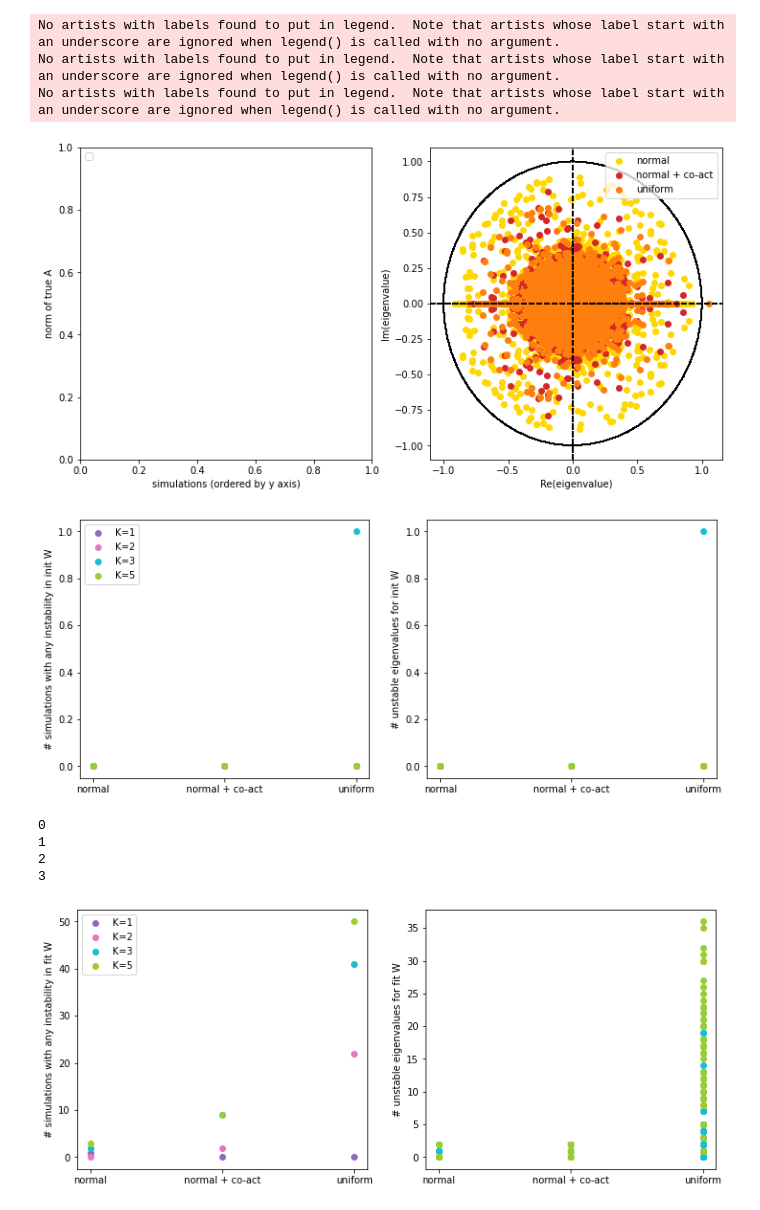
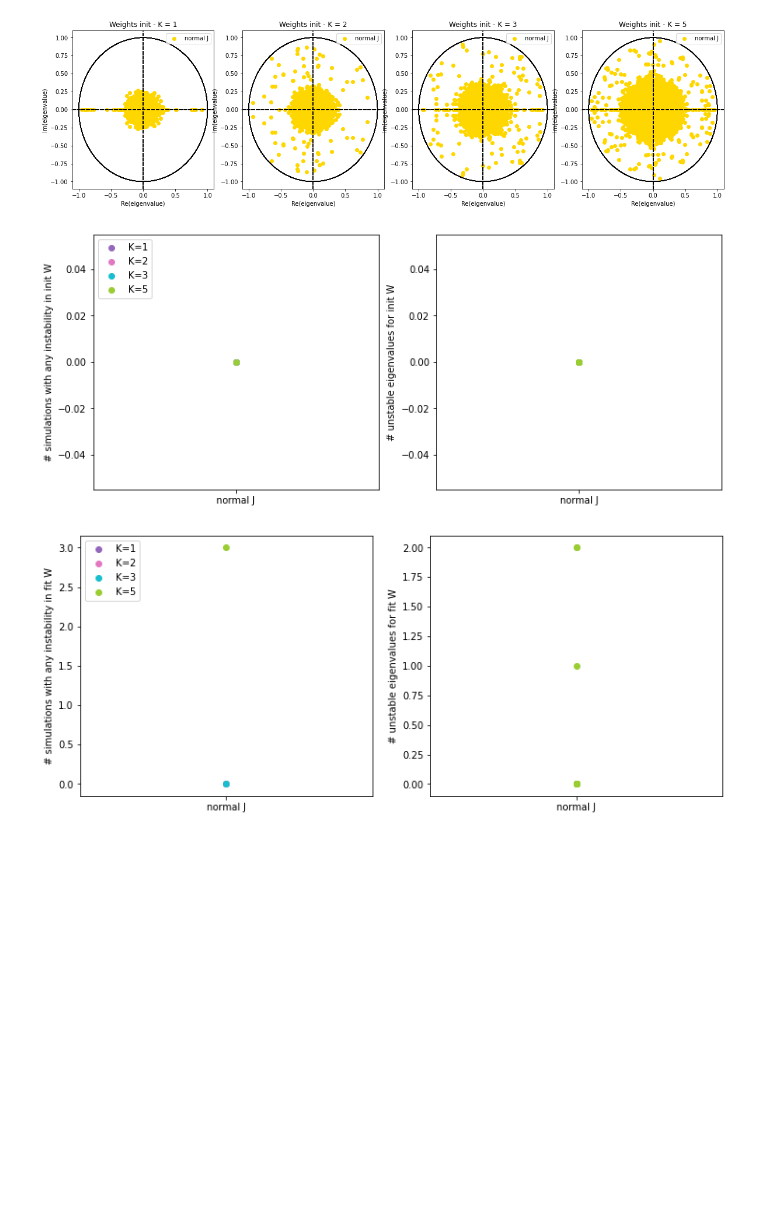
Before and after one commit to lenca56/EI-subspace-RNN, a Jupyter notebook: Analysis_Cluster_fixed_N.ipynb, the cells around one changed output. Drawn from its saved outputs; the diff is of its cells as text; code cells hidden in the pictures; blank space fills up the shorter version.

```diff
--- a/Analysis_Cluster_fixed_N.ipynb
+++ b/Analysis_Cluster_fixed_N.ipynb
@@ -42,10 +41,13 @@ zeta_alpha_beta_gamma_list = [(10**i,1,1,10**(i-2.5)) for i in list(np.arange(-1
 # # axes.set_ylim(0,100)
 # axes.legend()
 # %%
-K_values = [1,2,3,5,15,25]
+K_values = [1,2,3,5]#,15,25]
+K_vals = [1,2,3,5]
 color_dict = {1:'tab:purple',2:'tab:pink',3:'tab:cyan',5:'yellowgreen', 15:'olive', 25:'tab:brown'}
 color_dict_j = {0:'gold',1:'tab:red',2:'tab:orange'}
 j_values = [0,1,2]
-J_possibility_title = np.array(['normal', 'normal + co-act', 'uniform'])
+j_vals = [0]
+J_possibility_title = np.array(['normal J', 'normal + co-act', 'uniform J'])
 num_simulations=50
+max_iter=50
 # %%
@@ -89,7 +74,6 @@ def plot_true_A_norm_eig(axes, num_simulations, K_vals=[1]):
         axes[0].set_xlabel('simulations (ordered by y axis)')
     axes[0].legend(loc='upper left')
 
-K_vals = K_values.copy()
 plot_true_A_norm_eig(axes, num_simulations, K_vals=K_vals)
 # plt.savefig(f'figures/N={N}_K_values={K_vals}_figure=0_plot_true_A_norm_eig', bbox_inches='tight', dpi=300)
 # %% [output]
@@ -115,7 +99,6 @@ def plot_true_A_non_normality(axes, num_simulations, K_vals=[1]):
         axes[0].legend(loc='upper left')
         axes[1].legend(loc='upper left')
 
-K_vals = K_values.copy()
 plot_true_A_non_normality(axes, num_simulations, K_vals=K_vals)
 # plt.savefig(f'figures/N={N}_K_values={K_vals}_figure=0_plot_true_A_non_normality', bbox_inches='tight', dpi=300)
 # %% [output]
@@ -179,8 +161,12 @@ def plot_dynamics_initialization_error(axes, num_simulations, K_vals, j_values=[
                 initA = build_dynamics_matrix_A(initW[k,j, simulation], J[k,j, simulation])
                 axes[k,0].scatter(j, mse(initA, trueA[k,j, simulation]), color=color)
 
+                eigInit = np.linalg.eigvals(initA)
+                eigTrue = np.linalg.eigvals(trueA[k,j,simulation])
+                eigDiff = np.abs(eigInit - eigTrue).sum()
+
                 # got to order eigenvalues to best match each other and do a different metric
-                axes[k,1].scatter(j, mse(np.linalg.eigvals(initA).reshape(1,initA.shape[0]), np.linalg.eigvals(trueA[k,j,simulation]).reshape(1,initA.shape[0])), color=color)
+                axes[k,1].scatter(j, eigDiff, color=color)
 
                 axes[k,0].set_xticks(j_values, J_possibility_title[j_values])
                 axes[k,1].set_xticks(j_values, J_possibility_title[j_values])
@@ -189,10 +175,7 @@ def plot_dynamics_initialization_error(axes, num_simulations, K_vals, j_values=[
             axes[k,1].set_ylabel('mse for init A eigenvalues')
             axes[k,0].set_title(f'K={K_vals[k]} - entry wise error to true A')
             axes[k,1].set_title(f'K={K_vals[k]} - eigenvalue error to true A')
-
-K_vals = [1,2,3,5]
-j_vals = [0,1]
 fig, axes = plt.subplots(len(K_vals), 2, figsize=(12, 5 * len(K_vals)))
-plot_dynamics_initialization_error(axes, num_simulations, K_vals=K_vals, j_values=j_values)
+plot_dynamics_initialization_error(axes, num_simulations, K_vals=K_vals, j_values=j_vals)
 # plt.savefig(f'figures/N={N}_K={K}_figure=2_plot_dynamics_initialization_error', bbox_inches='tight', dpi=300)
 # %% [output]
@@ -200,32 +223,26 @@ plot_dynamics_initialization_error(axes, num_simulations, K_vals=K_vals, j_value
 # %%
-fig, axes = plt.subplots(1, 2, figsize=(12,6))
 def plot_W_eig(axes, num_simulations, K_vals=[1], j_values=[0]):
     initW = load_data(N, K_values=K_vals, j_values=j_values, num_simulations=num_simulations, parameter='initW')
     for j in range(len(j_values)):
         for k in range(len(K_vals)):
             norm_W = np.zeros((num_simulations))
             for simulation in range(num_simulations):
                 norm_W = np.linalg.norm(initW[k,j,simulation])
                 eigval = np.linalg.eigvals(initW[k,j,simulation])
-                if simulation == 0 and k == 0:
-                    plot_eigenvalues(axes[1], eigval,  color=color_dict_j.get(j_values[j]), label=J_possibility_title[j_values[j]])
+                if simulation == 0:
+                    plot_eigenvalues(axes[k], eigval,  color=color_dict_j.get(j_values[j]), label=J_possibility_title[j_values[j]])
                 else:
-                    plot_eigenvalues(axes[1], eigval,  color=color_dict_j.get(j_values[j]))
+                    plot_eigenvalues(axes[k], eigval,  color=color_dict_j.get(j_values[j]))
             idx = np.argsort(norm_W)
             # axes[0].scatter(range(num_simulations), norm_W[idx], color=color_dict_j.get(j_values[j]), label=f'j={j_values[j]}')
-            axes[0].set_ylabel('norm of true A')
-            axes[0].set_xlabel('simulations (ordered by y axis)')
-        axes[0].legend(loc='upper left')
-        axes[1].legend()
+            axes[k].legend()
+            axes[k].set_title(f'Weights init - K = {K_vals[k]}')
 
-K_vals = [1,2,3,5]
-plot_W_eig(axes, num_simulations, K_vals=K_vals, j_values=[0,1,2])
+fig, axes = plt.subplots(1, len(K_vals), figsize=(5*len(K_vals), 5))
+plot_W_eig(axes, num_simulations, K_vals=K_vals, j_values=j_vals)
 # plt.savefig(f'figures/N={N}_K_values={K_vals}_figure=0_plot_true_A_norm_eig', bbox_inches='tight', dpi=300)
 # %% [output]
-No artists with labels found to put in legend.  Note that artists whose label start with an underscore are ignored when legend() is called with no argument.
-No artists with labels found to put in legend.  Note that artists whose label start with an underscore are ignored when legend() is called with no argument.
-No artists with labels found to put in legend.  Note that artists whose label start with an underscore are ignored when legend() is called with no argument.
-[figure, old version]
+[figure, new version]
 # %%
 def plot_unstable_initializations(axes, num_simulations, K_vals, j_values=[0,1]):
     initW = load_data(N, K_values=K_vals, j_values=j_values, num_simulations=num_simulations, parameter='initW')
@@ -246,30 +263,25 @@ def plot_unstable_initializations(axes, num_simulations, K_vals, j_values=[0,1])
         axes[0].legend(loc='upper left')
 
 fig, axes = plt.subplots(1,2, figsize=(12, 5))
-K_vals = [1,2,3,5]
-j_vals = [0,1,2]
 plot_unstable_initializations(axes, num_simulations, K_vals=K_vals, j_values=j_vals)
 # plt.savefig(f'figures/N={N}_K={K}_figure=3_plot_unstable_initializations', bbox_inches='tight', dpi=300)
 # %% [output]
-[figure, old version]
+[figure, new version]
 # %%
 # # whether instability in fitting is solely caused by instability in initialization
 # %%
 def plot_unstable_fitting(axes, num_simulations, K_vals, j_values=[0,1]):
-    w = load_data(N, K_values=K_vals, j_values=j_values, num_simulations=num_simulations, parameter='w')
-    J = load_data(N, K_values=K_vals, j_values=j_values, num_simulations=num_simulations, parameter='J')
+    fitW = load_data(N, K_values=K_vals, j_values=j_values, num_simulations=num_simulations, parameter='fitW')
 
     for k in range(len(K_vals)):
-        print(k)
         binary_unstable_init = np.zeros((len(j_values), num_simulations))
         count_unstable_init = np.zeros((len(j_values), num_simulations))
 
         for simulation in range(num_simulations):
             for j in range(len(j_values)):
-                RNN = EI_subspace_RNN.EI_subspace_RNN(N_e, N_i, sparsity, J[k,j, simulation], seed=1)
-                fitW = RNN.build_full_weight_matrix(w[k,j,simulation])
-                binary_unstable_init[j, simulation], count_unstable_init[j, simulation] = check_unstable(fitW)
-                axes[1].scatter(j, count_unstable_init[j, simulation], color=color_dict.get(K_vals[k]))
+
+                binary_unstable_init[j, simulation], count_unstable_init[j, simulation] = check_unstable(fitW[k,j,simulation])
+                axes[1].scatter(j_values[j], count_unstable_init[j, simulation], color=color_dict.get(K_vals[k]))
 
         axes[0].scatter(j_values, binary_unstable_init.sum(axis=1), color=color_dict.get(K_vals[k]), label=f'K={K_vals[k]}')
         axes[0].set_xticks(j_values, J_possibility_title[j_values])
@@ -279,8 +291,6 @@ def plot_unstable_fitting(axes, num_simulations, K_vals, j_values=[0,1]):
         axes[0].legend(loc='upper left')
 
 fig, axes = plt.subplots(1,2, figsize=(12, 5))
-K_vals = [1,2,3,5]
-j_vals = [0,1,2]
 plot_unstable_fitting(axes, num_simulations, K_vals=K_vals, j_values=j_vals)
 # plt.savefig(f'figures/N={N}_K={K}_figure=3_plot_unstable_initializations', bbox_inches='tight', dpi=300)
 
@@ -288,9 +298,5 @@ plot_unstable_fitting(axes, num_simulations, K_vals=K_vals, j_values=j_vals)
 
 # plt.savefig(f'figures/N={N}_K={K}_figure=4_plot_unstable_fitting', bbox_inches='tight', dpi=300)
 # %% [output]
-0
-1
-2
-3
-[figure, old version]
+[figure, new version]
 # %%
```
Also changed, not shown: parts of 17 cells of this notebook, 8 other files.
